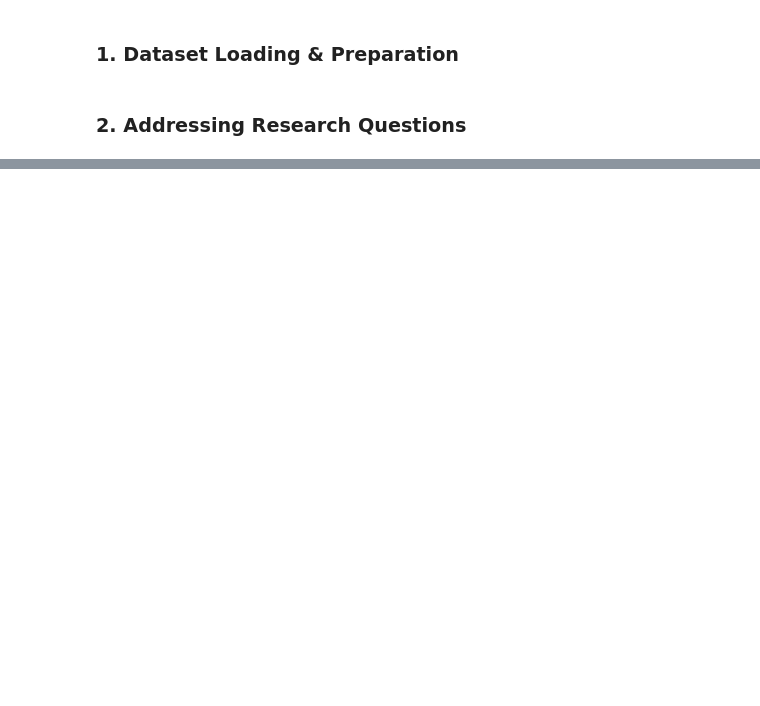
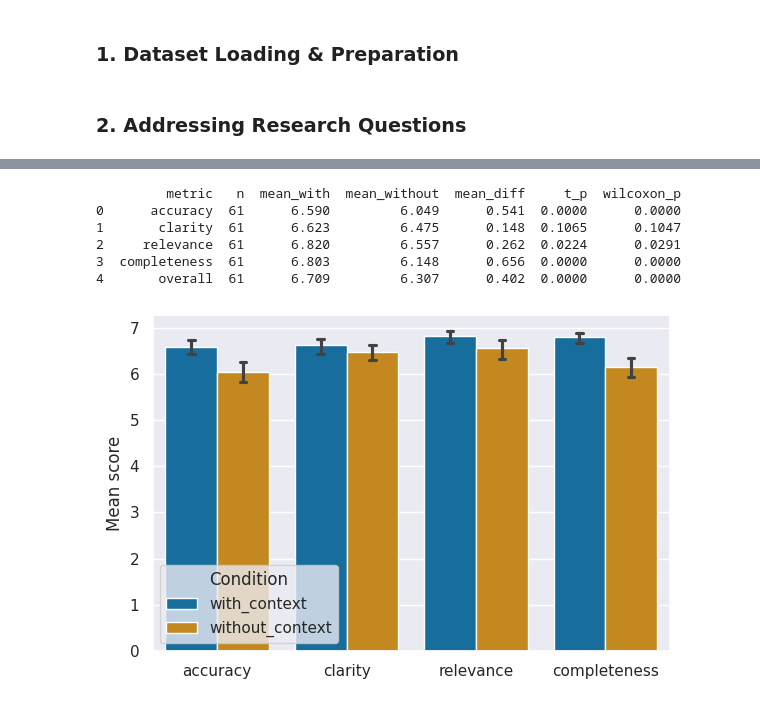
Before and after one commit to lazarmarek/UvA-Thesis, a Jupyter notebook: data_analysis.ipynb, the cells around one changed output, grey strips where cells are left out. Cells and saved outputs as stored; diff of their text form; code cells hidden in the pictures; blank space fills up the shorter version.

Commit message:
adding the results

```diff
--- a/data_analysis.ipynb
+++ b/data_analysis.ipynb
@@ -27,7 +33,7 @@ Plus an overall preference rating.
 ###  1. Dataset Loading & Preparation
 # %%
 ### --- Reading the data ---
-df = pd.read_csv('data/evaluation_results.csv')
+df_raw = pd.read_csv('data/evaluation_results.csv')
 
 ### --- Restructuring the DataFrame to long format ---
 metrics = ['accuracy', "clarity", "relevance", "completeness"]
@@ -35,7 +41,7 @@ conditions = ["with_context", "without_context"]
 
 # Converting the dataset to long format
 long_rows = []
-for _, row in df.iterrows():
+for _, row in df_raw.iterrows():
     for cond in conditions:
         long_rows.append({
             "item_index": row.item_index,
@@ -46,21 +52,6 @@ for _, row in df.iterrows():
         })
 
 # Save the long format DataFrame
-long_df = pd.DataFrame(long_rows)
-
-### --- Factorizing Categorical Variables ---
-
-# Factorizing the condition & preference columns using the map function
-## NB: Matching condition to preference
-long_df['condition'] = long_df['condition'].map({
-    "with_context": 1,
-    "without_context": 0
-})
-
-long_df['preference'] = long_df['preference'].map({
-    "with_context": 1,
-    "without_context": 0,
-    "equal": -1
-})
+df = pd.DataFrame(long_rows)
 # %% [markdown]
 ### 2. Addressing Research Questions
@@ -66,0 +110,45 @@ long_df['preference'] = long_df['preference'].map({
+# %%
+### --- Statistical Tests for Differences in Quality Dimensions ---
+
+# Performing Shapiro-Wilk test for normality
+rows = []
+for q in q_dims:
+    w = df.pivot(index="item_index", columns="condition", values=q)[["without_context","with_context"]].dropna()
+    if w.empty:
+        continue
+    diff = w["with_context"] - w["without_context"]
+    t_stat, p_t = ttest_rel(w["with_context"], w["without_context"])
+    w_stat, p_w = wilcoxon(diff)  # two-sided
+    rows.append({
+        "metric": q,
+        "n": len(w),
+        "mean_with": w["with_context"].mean(),
+        "mean_without": w["without_context"].mean(),
+        "mean_diff": diff.mean(),
+        "t_p": p_t,
+        "wilcoxon_p": p_w
+    })
+
+stats_df = pd.DataFrame(rows).round({"mean_with":3,"mean_without":3,"mean_diff":3,"t_p":4,"wilcoxon_p":4})
+print(stats_df)
+# %% [output]
+         metric   n  mean_with  mean_without  mean_diff     t_p  wilcoxon_p
+0      accuracy  61      6.590         6.049      0.541  0.0000      0.0000
+1       clarity  61      6.623         6.475      0.148  0.1065      0.1047
+2     relevance  61      6.820         6.557      0.262  0.0224      0.0291
+3  completeness  61      6.803         6.148      0.656  0.0000      0.0000
+4       overall  61      6.709         6.307      0.402  0.0000      0.0000
+# %%
+### --- Visualizing the Quality Dimensions mean scores ---
+sns.set_theme(palette="colorblind")
+
+mean_long = df.melt(id_vars=["condition"], value_vars=metrics,
+                    var_name="q_dims", value_name="score")
+plt.figure(figsize=(6,4))
+sns.barplot(data=mean_long, x="q_dims", y="score", hue="condition", errorbar=('ci', 95), capsize=.1)
+plt.ylabel("Mean score")
+plt.xlabel("")
+plt.legend(title="Condition")
+plt.tight_layout()
+# %% [output]
+[figure, added]
```
Also changed, not shown: parts of 17 cells of this notebook.
